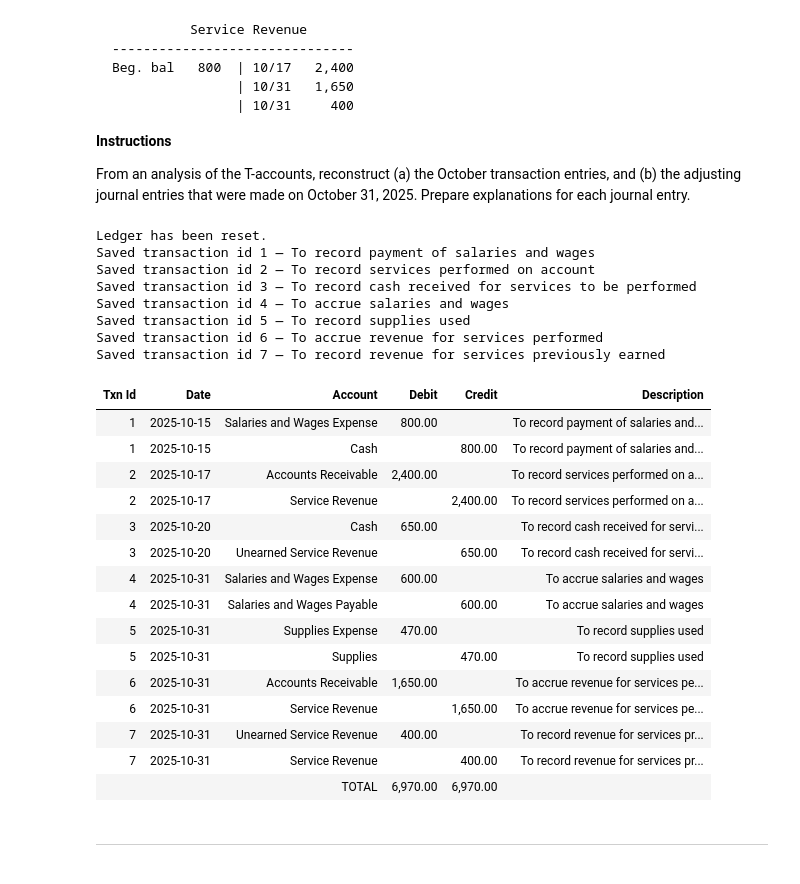
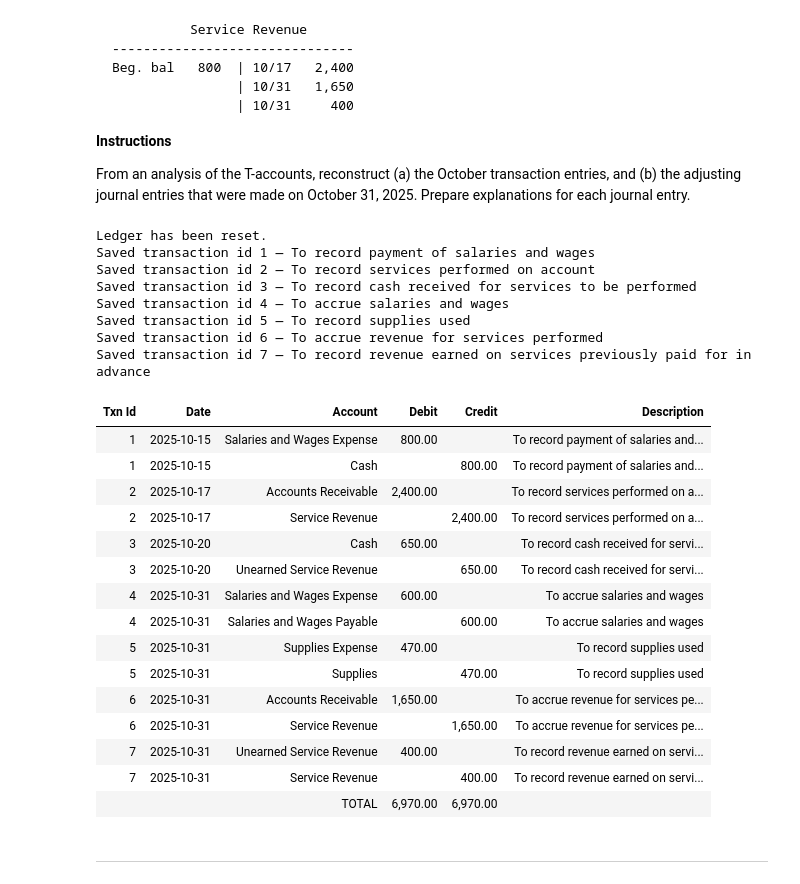
Before and after one commit to ekmartinez/Accounting, a Jupyter notebook: 01_The_Accounting_Information_System/01_The_Accounting_Information_System_Exercises.ipynb, the cells around one changed output. Cells and saved outputs as stored; diff of their text form; code cells hidden in the pictures.

```diff
--- a/01_The_Accounting_Information_System/01_The_Accounting_Information_System_Exercises.ipynb
+++ b/01_The_Accounting_Information_System/01_The_Accounting_Information_System_Exercises.ipynb
@@ -1027,37 +1027,37 @@ urdu.add_entry(
 
 urdu.add_entry(
     [
         {"date": "2025-10-31", "account": "Unearned Service Revenue", "debit": 400, "credit": 0},
         {"date": "2025-10-31", "account": "Service Revenue", "debit": 0, "credit": 400},
     ],
-    description="To record revenue for services previously earned",
+    description="To record revenue earned on services previously paid for in advance",
 )
 
 display(HTML(format_ledger_table(urdu).to_html(index=False)))
 # %% [output]
 Ledger has been reset.
 Saved transaction id 1 — To record payment of salaries and wages
 Saved transaction id 2 — To record services performed on account
 Saved transaction id 3 — To record cash received for services to be performed
 Saved transaction id 4 — To accrue salaries and wages
 Saved transaction id 5 — To record supplies used
 Saved transaction id 6 — To accrue revenue for services performed
-Saved transaction id 7 — To record revenue for services previously earned
+Saved transaction id 7 — To record revenue earned on services previously paid for in advance
 | Txn Id | Date | Account | Debit | Credit | Description |
 | 1 | 2025-10-15 | Salaries and Wages Expense | 800.00 |  | To record payment of salaries and... |
 | 1 | 2025-10-15 | Cash |  | 800.00 | To record payment of salaries and... |
 | 2 | 2025-10-17 | Accounts Receivable | 2,400.00 |  | To record services performed on a... |
 | 2 | 2025-10-17 | Service Revenue |  | 2,400.00 | To record services performed on a... |
 | 3 | 2025-10-20 | Cash | 650.00 |  | To record cash received for servi... |
 | 3 | 2025-10-20 | Unearned Service Revenue |  | 650.00 | To record cash received for servi... |
 | 4 | 2025-10-31 | Salaries and Wages Expense | 600.00 |  | To accrue salaries and wages |
 | 4 | 2025-10-31 | Salaries and Wages Payable |  | 600.00 | To accrue salaries and wages |
 | 5 | 2025-10-31 | Supplies Expense | 470.00 |  | To record supplies used |
 | 5 | 2025-10-31 | Supplies |  | 470.00 | To record supplies used |
 | 6 | 2025-10-31 | Accounts Receivable | 1,650.00 |  | To accrue revenue for services pe... |
 | 6 | 2025-10-31 | Service Revenue |  | 1,650.00 | To accrue revenue for services pe... |
-| 7 | 2025-10-31 | Unearned Service Revenue | 400.00 |  | To record revenue for services pr... |
-| 7 | 2025-10-31 | Service Revenue |  | 400.00 | To record revenue for services pr... |
+| 7 | 2025-10-31 | Unearned Service Revenue | 400.00 |  | To record revenue earned on servi... |
+| 7 | 2025-10-31 | Service Revenue |  | 400.00 | To record revenue earned on servi... |
 |  |  | TOTAL | 6,970.00 | 6,970.00 |  |
 # %% [markdown]
 ---
```
Also changed, not shown: parts of 2 cells of this notebook.
